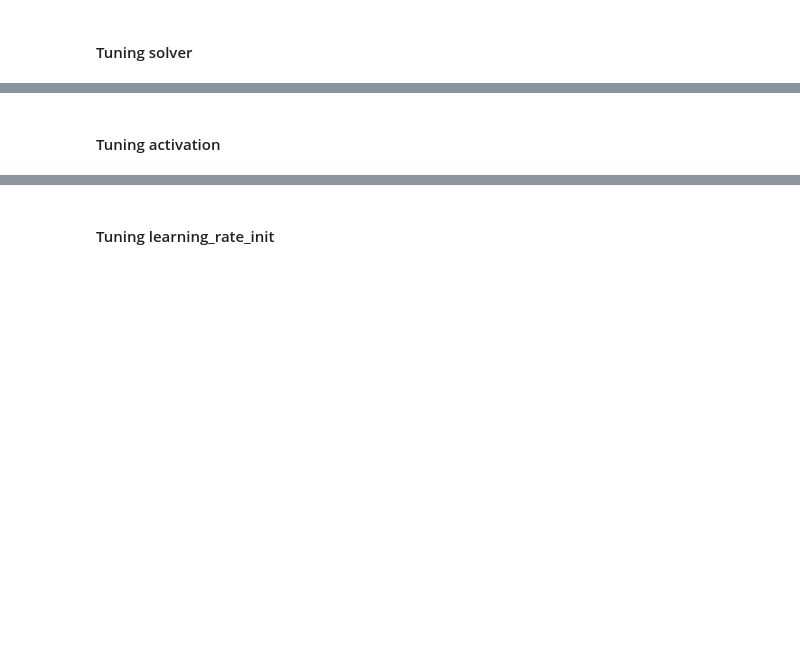
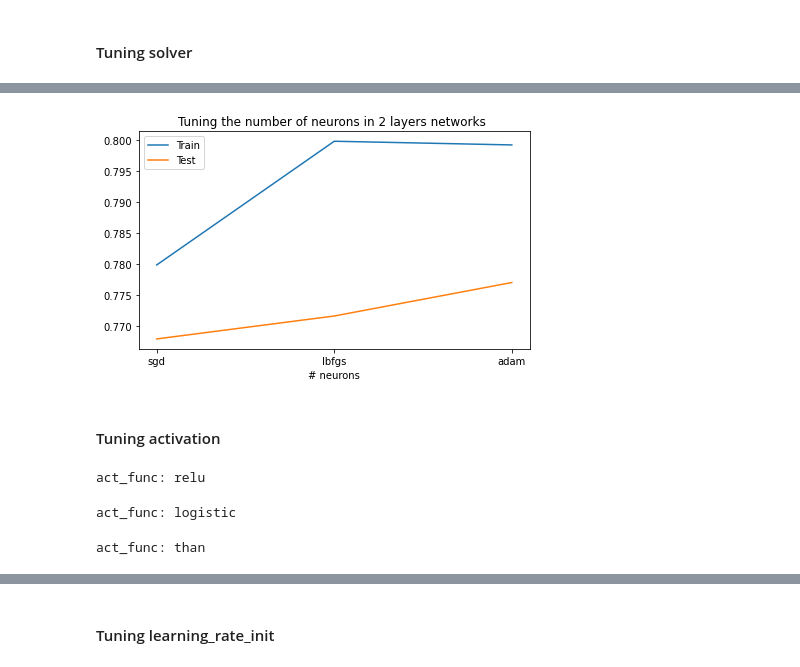
Before and after one commit to yuvalazu/ML---Course, a Jupyter notebook: ML part 2.0.ipynb, the cells around one changed output, grey strips where cells are left out. Saved outputs shown, nothing was run; the diff lists cells and outputs as text; code cells hidden in the pictures; blank space fills up the shorter version.

```diff
--- a/ML part 2.0.ipynb
+++ b/ML part 2.0.ipynb
@@ -612,16 +709,16 @@ plt.show()
 # %%
 train_accs = []
 test_accs = []
-for solver_ in ["sgd", ""]:
-    print(f"size: {size_}")
+for solver_ in ["sgd","lbfgs", "adam"]:
+    print(f"solver: {solver_}")
     model = MLPClassifier(random_state=1,
-                          hidden_layer_sizes=(size_, size_),
+                          hidden_layer_sizes=(38,38),
                           max_iter=100,
-                          activation=[act],
-                          solver = solver_
-                          verbose=False,
+                          activation="relu",
+                          solver = solver_,
                           learning_rate_init=0.001,
-                          alpha=0.00)
+                          learning_rate ="constant",
+                          alpha=0.0001)
     model.fit(X_train, Y_train)
     train_acc = model.score(X_train, Y_train)
     train_accs.append(train_acc)
@@ -630,29 +736,36 @@ for solver_ in ["sgd", ""]:
 # %%
 plt.figure(figsize=(7, 4))
-plt.plot(range(1, 50, 2), train_accs, label='Train')
-plt.plot(range(1, 50, 2), test_accs, label='Test')
+plt.plot(["sgd","lbfgs", "adam"], train_accs, label='Train')
+plt.plot(["sgd","lbfgs", "adam"], test_accs, label='Test')
 plt.legend()
 plt.xlabel('# neurons')
 plt.title('Tuning the number of neurons in 2 layers networks ')
 plt.show()
+# %% [output]
+[figure, added]
 # %% [markdown]
 #### Tuning activation
 # %%
 train_accs = []
 test_accs = []
-for act_ in ["relu", "logistic"]:
-    print(f"size: {size_}")
+for act_ in ["relu", "logistic", "than"]:
+    print(f"act_func: {act_}")
     model = MLPClassifier(random_state=1,
-                          hidden_layer_sizes=(size_, size_),
+                          hidden_layer_sizes=(38,38),
                           max_iter=100,
-                          activation=[act]
-                          verbose=False,
+                          activation="relu",
+                          solver = "adam",
                           learning_rate_init=0.001,
-                          alpha=0.00)
+                          learning_rate ="constant",
+                          alpha=0.0001)
     model.fit(X_train, Y_train)
     train_acc = model.score(X_train, Y_train)
     train_accs.append(train_acc)
     test_acc = model.score(X_test, Y_test)
     test_accs.append(test_acc)
+# %% [output]
+act_func: relu
+act_func: logistic
+act_func: than
 # %%
 plt.figure(figsize=(7, 4))
```
Also changed, not shown: parts of 70 cells of this notebook.
